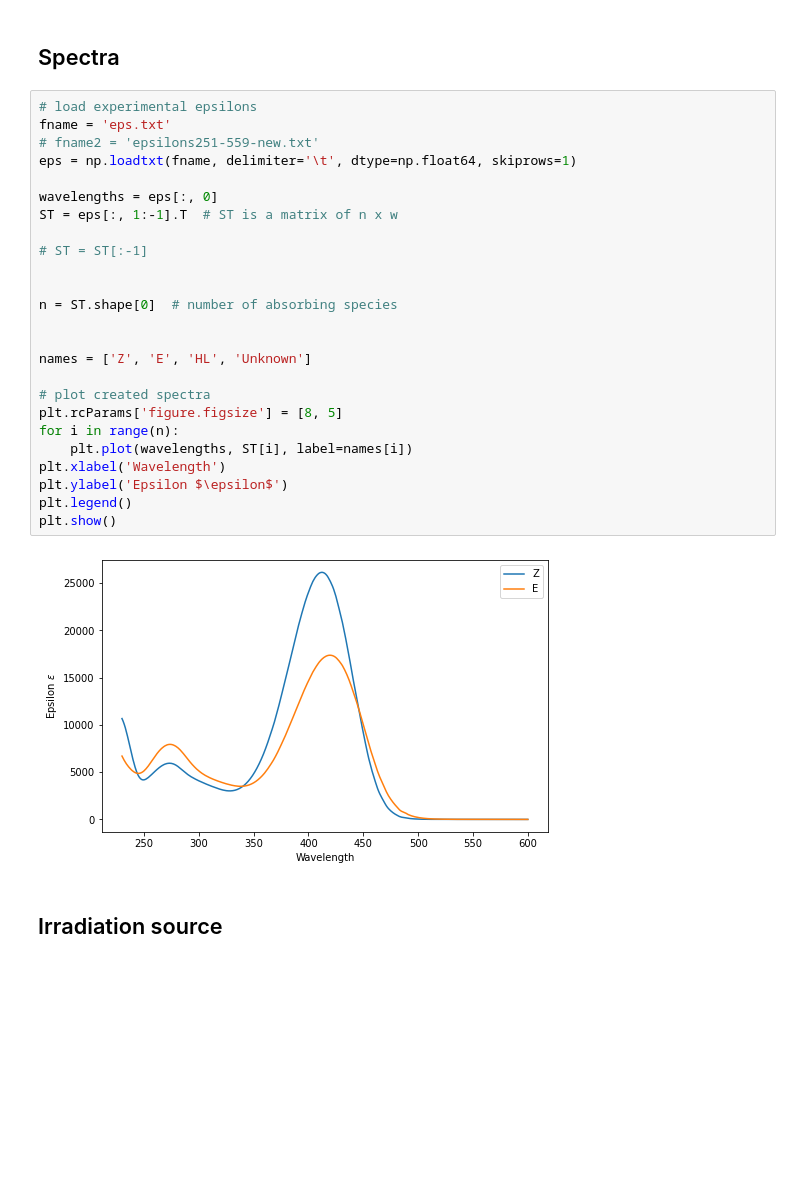
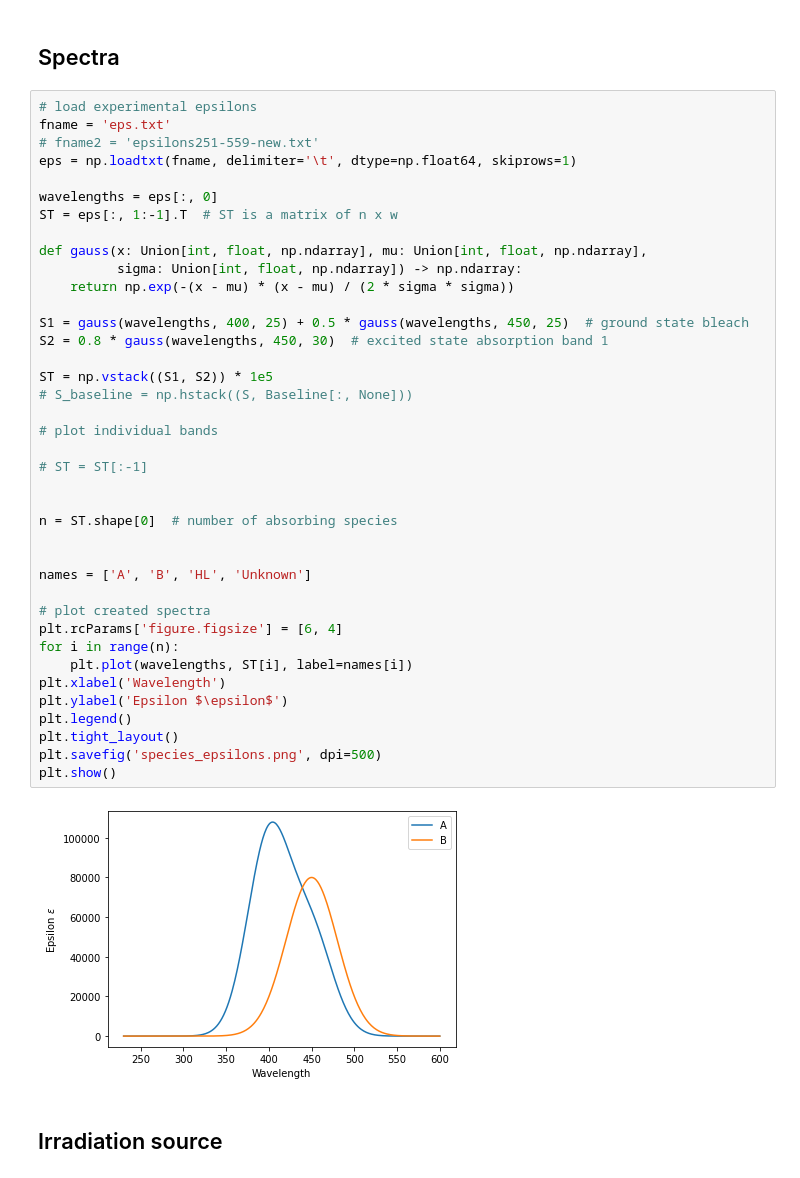
Before and after one commit to dmadea/Jupyter-Tutorials, a Jupyter notebook: Photoreaction kinetics/Simulation-general.ipynb, the cells around one changed output. Saved outputs shown, nothing was run; the diff lists cells and outputs as text; blank space fills up the shorter version.

Commit message:
baseline corrections...

```diff
--- a/Photoreaction kinetics/Simulation-general.ipynb
+++ b/Photoreaction kinetics/Simulation-general.ipynb
@@ -153,30 +153,44 @@ def plot_matrix(times: np.ndarray, wavelengths: np.ndarray, D: np.ndarray, zlim=
 # %%
 # load experimental epsilons
 fname = 'eps.txt'
 # fname2 = 'epsilons251-559-new.txt'
 eps = np.loadtxt(fname, delimiter='\t', dtype=np.float64, skiprows=1)
 
 wavelengths = eps[:, 0]
 ST = eps[:, 1:-1].T  # ST is a matrix of n x w
 
+def gauss(x: Union[int, float, np.ndarray], mu: Union[int, float, np.ndarray],
+          sigma: Union[int, float, np.ndarray]) -> np.ndarray:
+    return np.exp(-(x - mu) * (x - mu) / (2 * sigma * sigma))
+
+S1 = gauss(wavelengths, 400, 25) + 0.5 * gauss(wavelengths, 450, 25)  # ground state bleach
+S2 = 0.8 * gauss(wavelengths, 450, 30)  # excited state absorption band 1
+
+ST = np.vstack((S1, S2)) * 1e5
+# S_baseline = np.hstack((S, Baseline[:, None]))
+
+# plot individual bands
+
 # ST = ST[:-1]
 
 
 n = ST.shape[0]  # number of absorbing species
 
 
-names = ['Z', 'E', 'HL', 'Unknown']
+names = ['A', 'B', 'HL', 'Unknown']
 
 # plot created spectra
-plt.rcParams['figure.figsize'] = [8, 5]
+plt.rcParams['figure.figsize'] = [6, 4]
 for i in range(n):
     plt.plot(wavelengths, ST[i], label=names[i])
 plt.xlabel('Wavelength')
 plt.ylabel('Epsilon $\epsilon$')
 plt.legend()
+plt.tight_layout()
+plt.savefig('species_epsilons.png', dpi=500)
 plt.show()
 # %% [output]
-[figure, old version]
+[figure, new version]
 # %% [markdown]
 ## Irradiation source
 # %%
```
Also changed, not shown: parts of 4 cells of this notebook, 1 other file.
